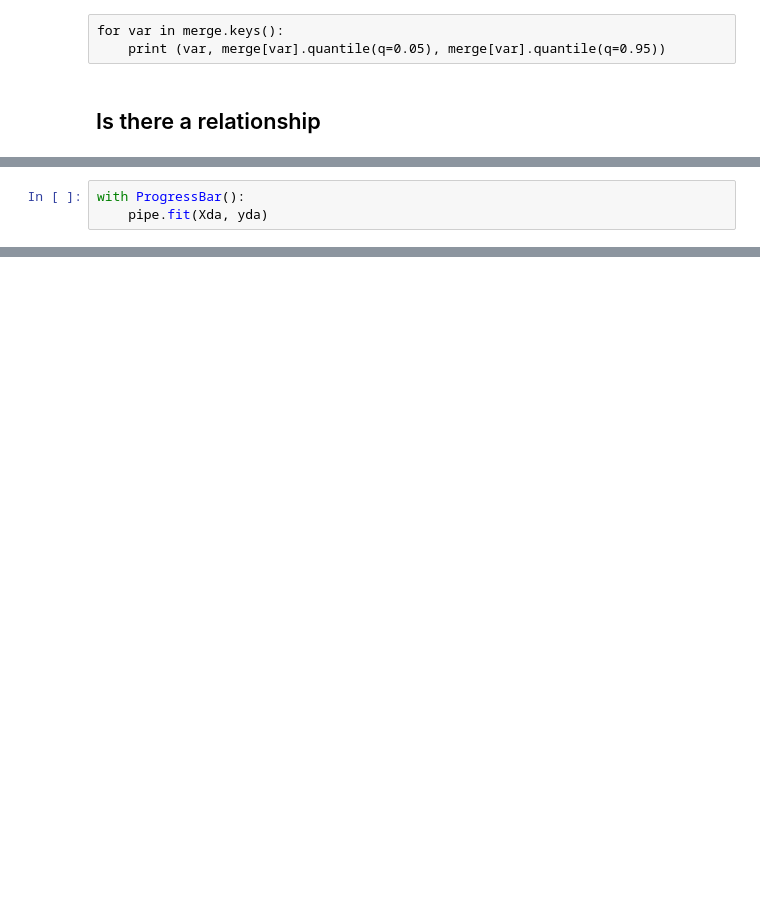
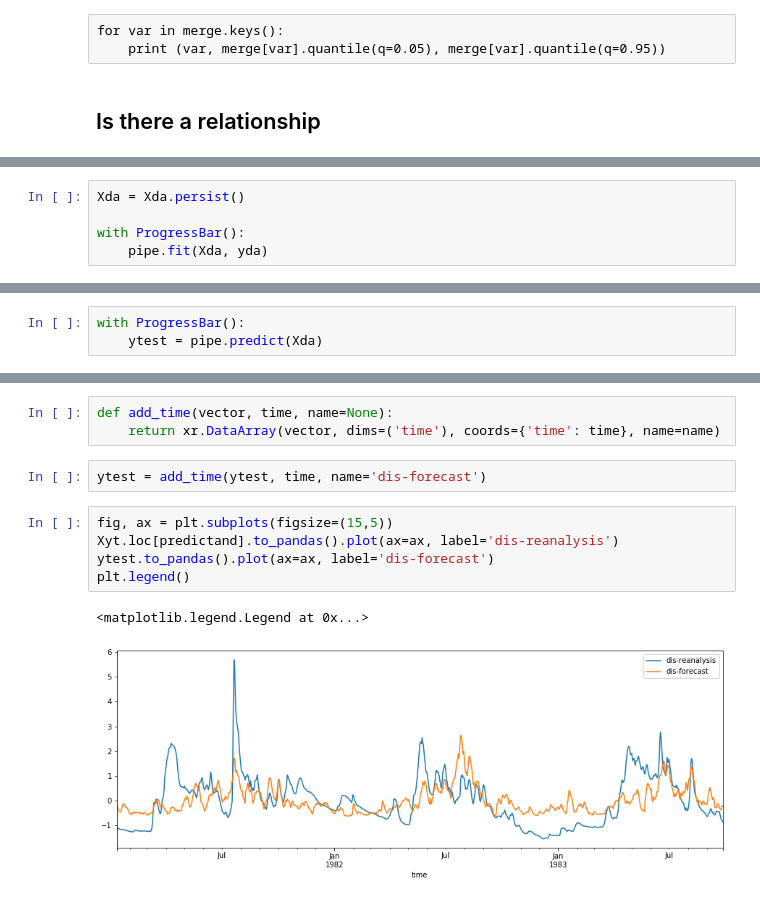
Before and after one commit to ECMWFCode4Earth/ml_flood, a Jupyter notebook: python/xarray-dask-ml.ipynb, the cells around one changed output, grey strips where cells are left out. Saved outputs shown, nothing was run; the diff lists cells and outputs as text; blank space fills up the shorter version.

```diff
--- a/python/xarray-dask-ml.ipynb
+++ b/python/xarray-dask-ml.ipynb
@@ -285,4 +249,6 @@ dask.array<transpose, shape=(1000, 2), dtype=float32, chunksize=(1000, 2)>
 # %%
+Xda = Xda.persist()
+
 with ProgressBar():
     pipe.fit(Xda, yda)
 # %% [output]
@@ -292 +259,4 @@ distributed.utils_perf - WARNING - full garbage collections took 13% CPU time re
+# %%
+with ProgressBar():
+    ytest = pipe.predict(Xda)
 # %%
@@ -293,0 +273,13 @@ Xda.shape
+# %%
+def add_time(vector, time, name=None):
+    return xr.DataArray(vector, dims=('time'), coords={'time': time}, name=name)
+# %%
+ytest = add_time(ytest, time, name='dis-forecast')
+# %%
+fig, ax = plt.subplots(figsize=(15,5))
+Xyt.loc[predictand].to_pandas().plot(ax=ax, label='dis-reanalysis')
+ytest.to_pandas().plot(ax=ax, label='dis-forecast')
+plt.legend()
+# %% [output]
+<matplotlib.legend.Legend at 0x...>
+[figure, added]
```
Also changed, not shown: parts of 43 cells of this notebook.
